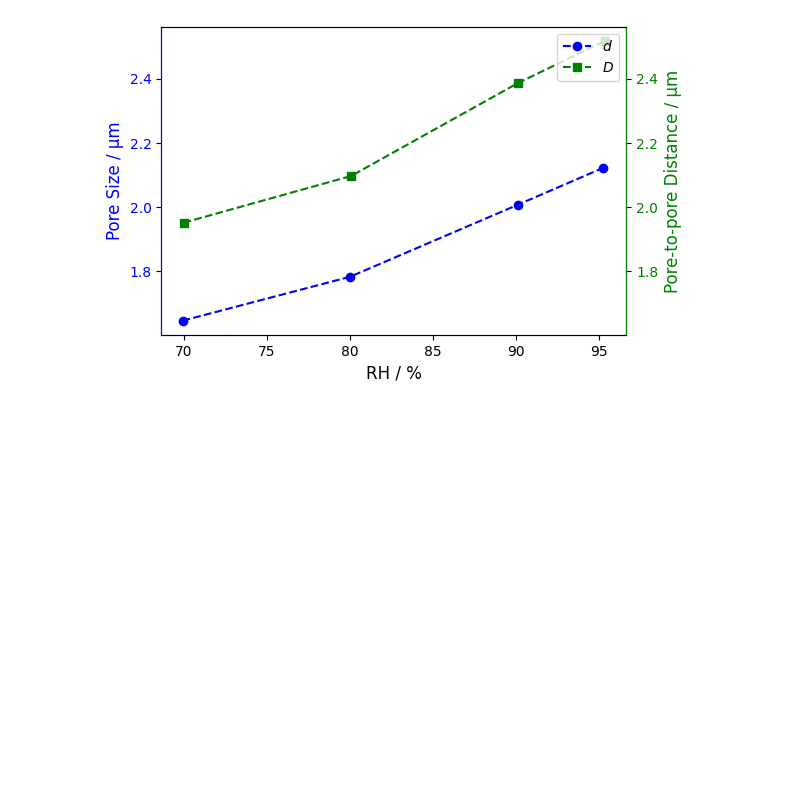
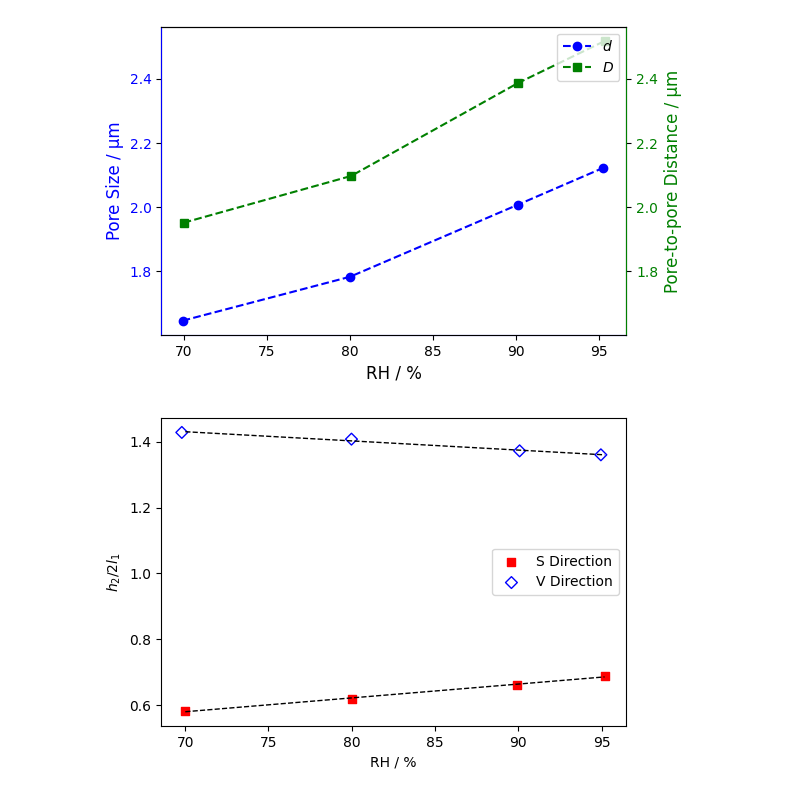
Before and after one commit to lemontang3/Python_Physics, a Jupyter notebook: graphs.ipynb, the cells around one changed output. Saved outputs shown, nothing was run; the diff lists cells and outputs as text; code cells hidden in the pictures; blank space fills up the shorter version.

```diff
--- a/graphs.ipynb
+++ b/graphs.ipynb
@@ -323,0 +279,40 @@ plt.show()
+# %%
+import matplotlib.pyplot as plt
+import numpy as np
+
+# Given data points
+x1 = [70.01, 80.03, 89.92, 95.18]
+y1 = [0.5827156070140864, 0.6189617718854277, 0.6627214296911741, 0.688352406333281]
+
+x2 = [69.8, 79.98552, 90.08, 94.96]
+y2 = [1.42800035831859, 1.4076097910554721, 1.3721586455557298, 1.3600877880545539]
+
+# Fit linear regression lines
+m1, b1 = np.polyfit(x1, y1, 1)
+m2, b2 = np.polyfit(x2, y2, 1)
+
+# Generate regression lines
+x_range = np.linspace(min(x1), max(x1), 100)
+y1_fit = m1 * x_range + b1
+y2_fit = m2 * x_range + b2
+
+# Create plot
+fig, ax = plt.subplots(figsize=(6,4))
+
+# Scatter points
+ax.scatter(x1, y1, marker='s', color='red', label="S Direction")  # Black diamonds
+ax.scatter(x2, y2, marker='D', facecolors='none', edgecolors='blue', label="V Direction")  # White squares
+
+# Plot regression lines
+ax.plot(x_range, y1_fit, 'k--', linewidth=1)
+ax.plot(x_range, y2_fit, 'k--', linewidth=1)
+
+# Labels and title
+ax.set_xlabel("RH / %")
+ax.set_ylabel("$h_2 / 2l_1$")
+ax.legend()
+
+# Show plot
+plt.show()
+# %% [output]
+[figure, added]
```
Also changed, not shown: parts of 3 cells of this notebook.
